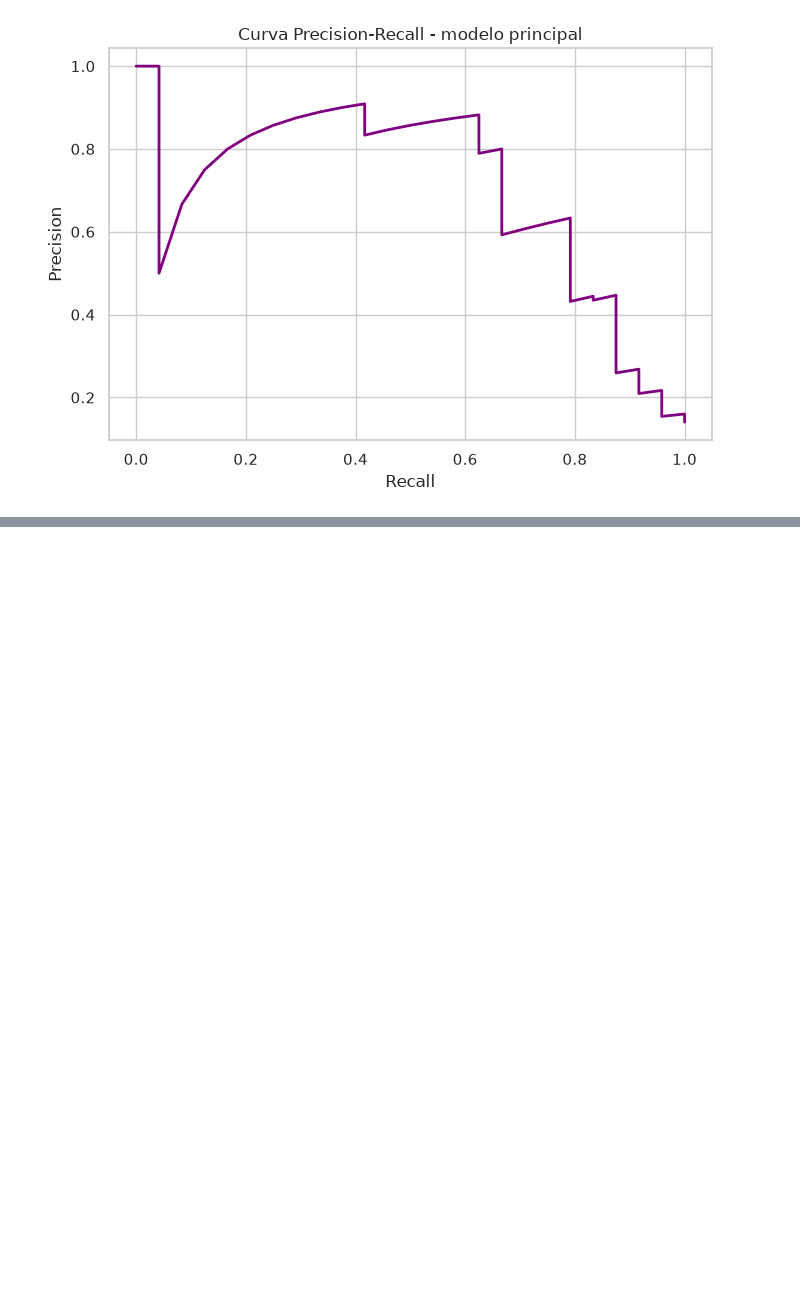
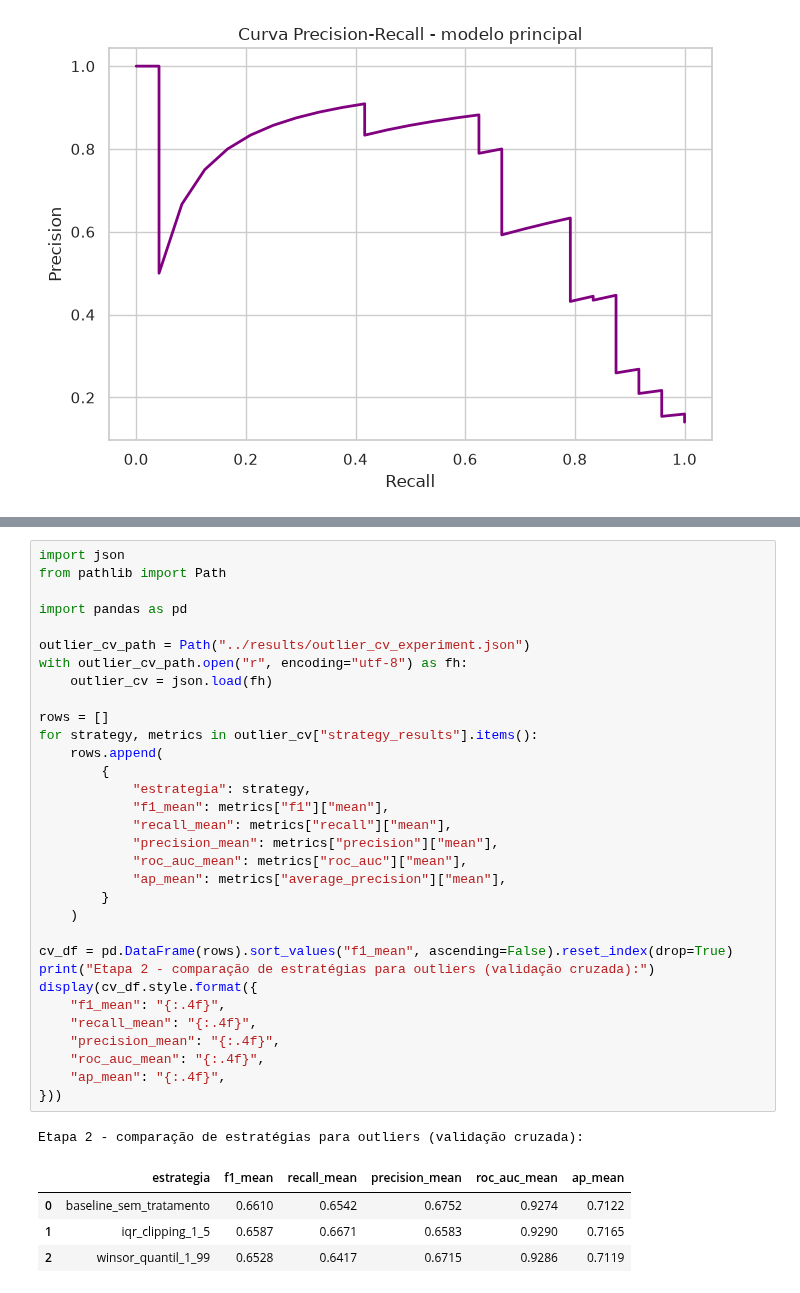
Before and after one commit to Milhousepaulojean/PosTech--DataAnalytics, a Jupyter notebook: Fase 2/TechChallenge/notebooks/02_modelo_e_validacao.ipynb, the cells around one changed output, grey strips where cells are left out. Drawn from its saved outputs; the diff is of its cells as text; blank space fills up the shorter version.

```diff
--- a/Fase 2/TechChallenge/notebooks/02_modelo_e_validacao.ipynb
+++ b/Fase 2/TechChallenge/notebooks/02_modelo_e_validacao.ipynb
@@ -230,3 +248,41 @@ A validação foi feita com cuidado para evitar leakage: o scaler foi ajustado s
 ### Resultado final no conjunto de teste
 
 A decisão final não deve ser baseada apenas na validação interna. Quando avaliamos o conjunto de teste reservado, o trade-off fica claro: o HistGradientBoostingClassifier apresenta melhor precisão e acurácia, enquanto o RandomForest balanced tem melhor recall e F1 em alguns cenários. Como a classe positiva é minoritária, a recomendação final continua sendo o HistGradientBoostingClassifier como modelo principal, com o RandomForest como alternativa competitiva.
+# %%
+import json
+from pathlib import Path
+
+import pandas as pd
+
+outlier_cv_path = Path("../results/outlier_cv_experiment.json")
+with outlier_cv_path.open("r", encoding="utf-8") as fh:
+    outlier_cv = json.load(fh)
+
+rows = []
+for strategy, metrics in outlier_cv["strategy_results"].items():
+    rows.append(
+        {
+            "estrategia": strategy,
+            "f1_mean": metrics["f1"]["mean"],
+            "recall_mean": metrics["recall"]["mean"],
+            "precision_mean": metrics["precision"]["mean"],
+            "roc_auc_mean": metrics["roc_auc"]["mean"],
+            "ap_mean": metrics["average_precision"]["mean"],
+        }
+    )
+
+cv_df = pd.DataFrame(rows).sort_values("f1_mean", ascending=False).reset_index(drop=True)
+print("Etapa 2 - comparação de estratégias para outliers (validação cruzada):")
+display(cv_df.style.format({
+    "f1_mean": "{:.4f}",
+    "recall_mean": "{:.4f}",
+    "precision_mean": "{:.4f}",
+    "roc_auc_mean": "{:.4f}",
+    "ap_mean": "{:.4f}",
+}))
+# %% [output]
+Etapa 2 - comparação de estratégias para outliers (validação cruzada):
+|  | estrategia | f1_mean | recall_mean | precision_mean | roc_auc_mean | ap_mean |
+| 0 | baseline_sem_tratamento | 0.6610 | 0.6542 | 0.6752 | 0.9274 | 0.7122 |
+| 1 | iqr_clipping_1_5 | 0.6587 | 0.6671 | 0.6583 | 0.9290 | 0.7165 |
+| 2 | winsor_quantil_1_99 | 0.6528 | 0.6417 | 0.6715 | 0.9286 | 0.7119 |
```
Also changed, not shown: parts of 5 cells of this notebook, 11 other files.
